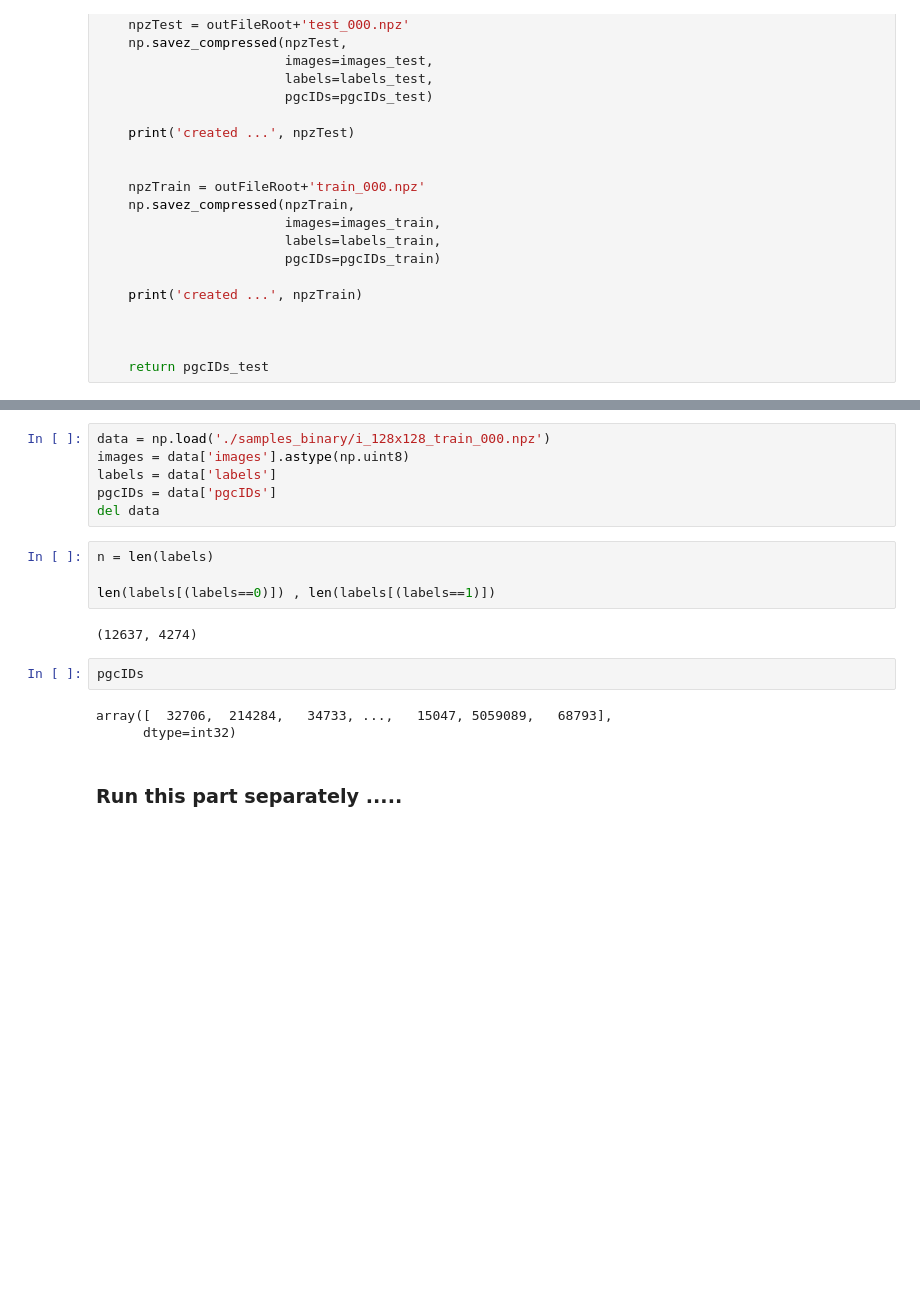
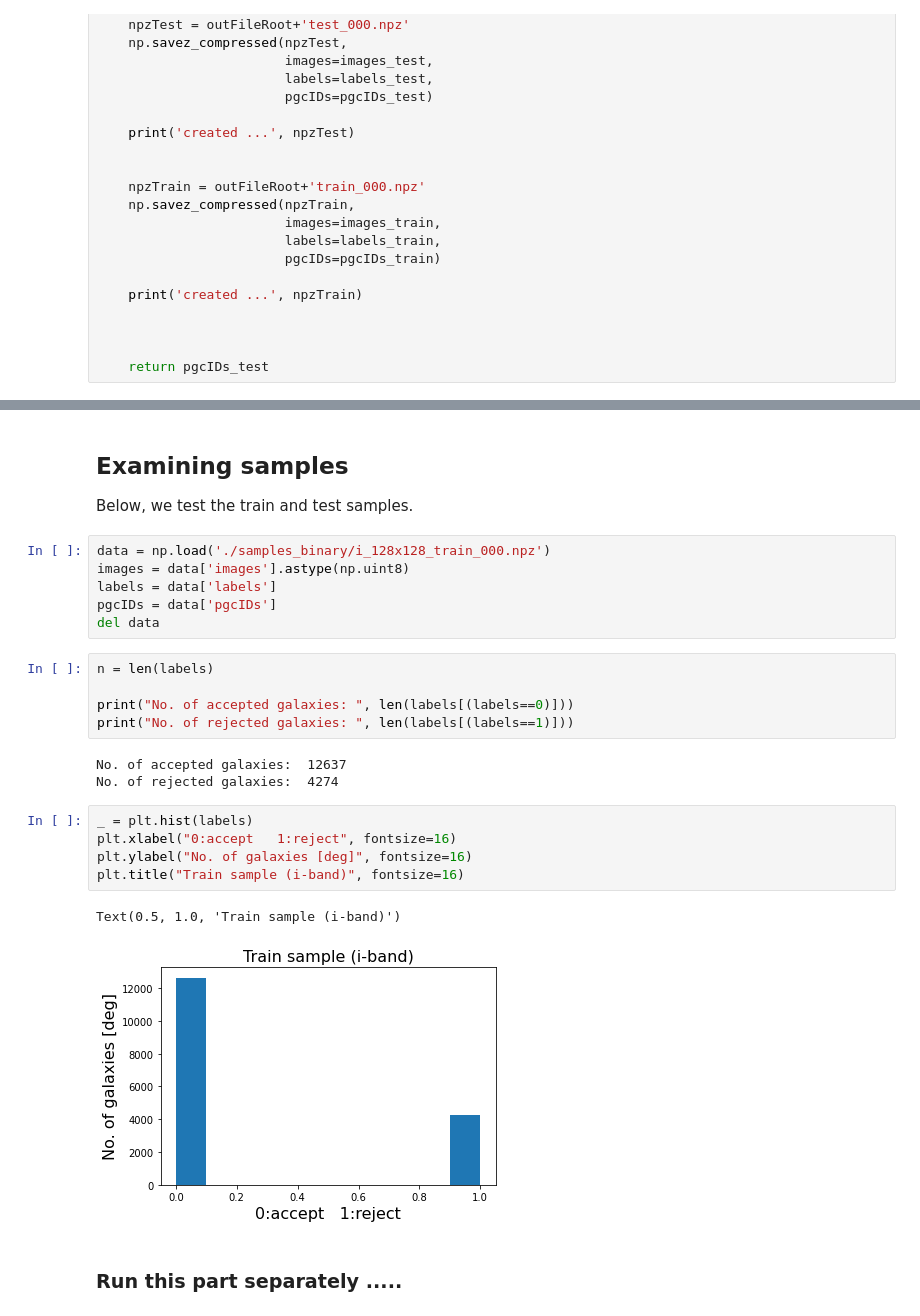
Before and after one commit to ekourkchi/incNET-data, a Jupyter notebook: incNET_VGGcnn_withAugmentation/incNET_model_augmentation-binary.ipynb, the cells around one changed output, grey strips where cells are left out. Drawn from its saved outputs; the diff is of its cells as text; blank space fills up the shorter version.

```diff
--- a/incNET_VGGcnn_withAugmentation/incNET_model_augmentation-binary.ipynb
+++ b/incNET_VGGcnn_withAugmentation/incNET_model_augmentation-binary.ipynb
@@ -197,6 +208,10 @@ created ... samples_binary/g_128x128_test_000.npz
 created ... samples_binary/g_128x128_train_000.npz
 created ... samples_binary/i_128x128_test_000.npz
 created ... samples_binary/i_128x128_train_000.npz
+# %% [markdown]
+## Examining samples
+
+Below, we test the train and test samples.
 # %%
 data = np.load('./samples_binary/i_128x128_train_000.npz')
 images = data['images'].astype(np.uint8)
@@ -206,14 +221,19 @@ del data
 # %%
 n = len(labels)
 
-len(labels[(labels==0)]) , len(labels[(labels==1)])
+print("No. of accepted galaxies: ", len(labels[(labels==0)]))
+print("No. of rejected galaxies: ", len(labels[(labels==1)]))
 # %% [output]
-(12637, 4274)
+No. of accepted galaxies:  12637
+No. of rejected galaxies:  4274
-# %%
-pgcIDs
-# %% [output]
-array([  32706,  214284,   34733, ...,   15047, 5059089,   68793],
-      dtype=int32)
+# %%
+_ = plt.hist(labels)
+plt.xlabel("0:accept   1:reject", fontsize=16)
+plt.ylabel("No. of galaxies [deg]", fontsize=16)
+plt.title("Train sample (i-band)", fontsize=16)
+# %% [output]
+Text(0.5, 1.0, 'Train sample (i-band)')
+[figure, added]
 # %% [markdown]
 ### Run this part separately .....
 # %%
```
Also changed, not shown: parts of 27 cells of this notebook.
